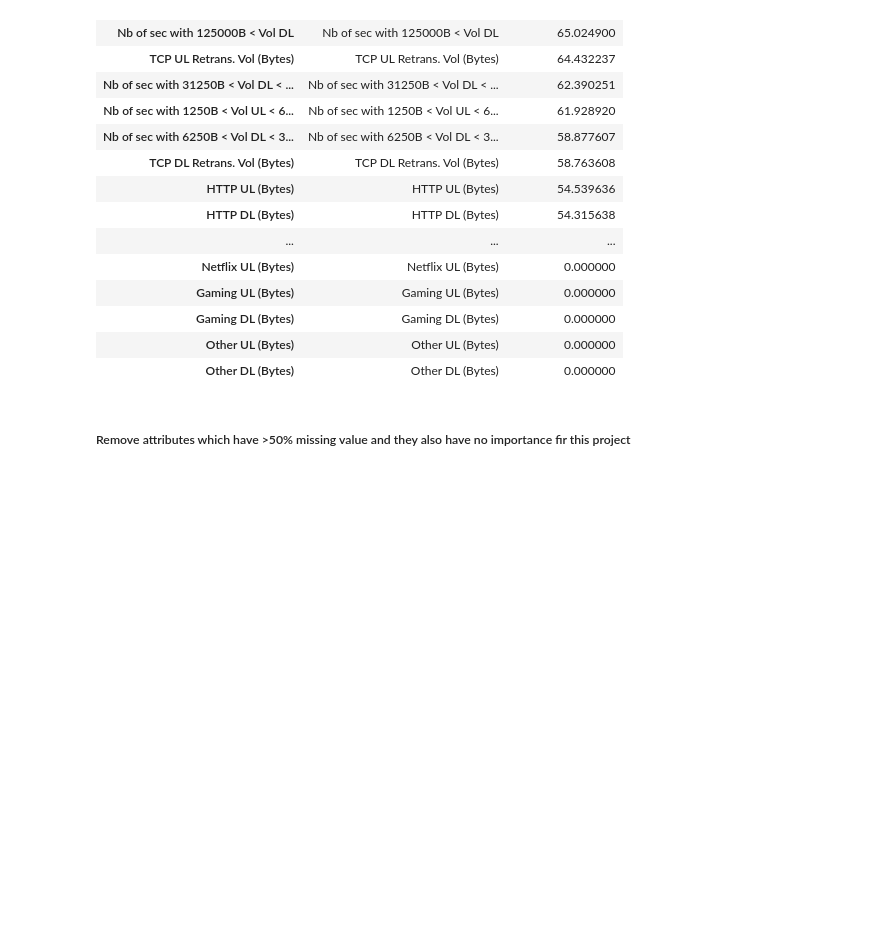
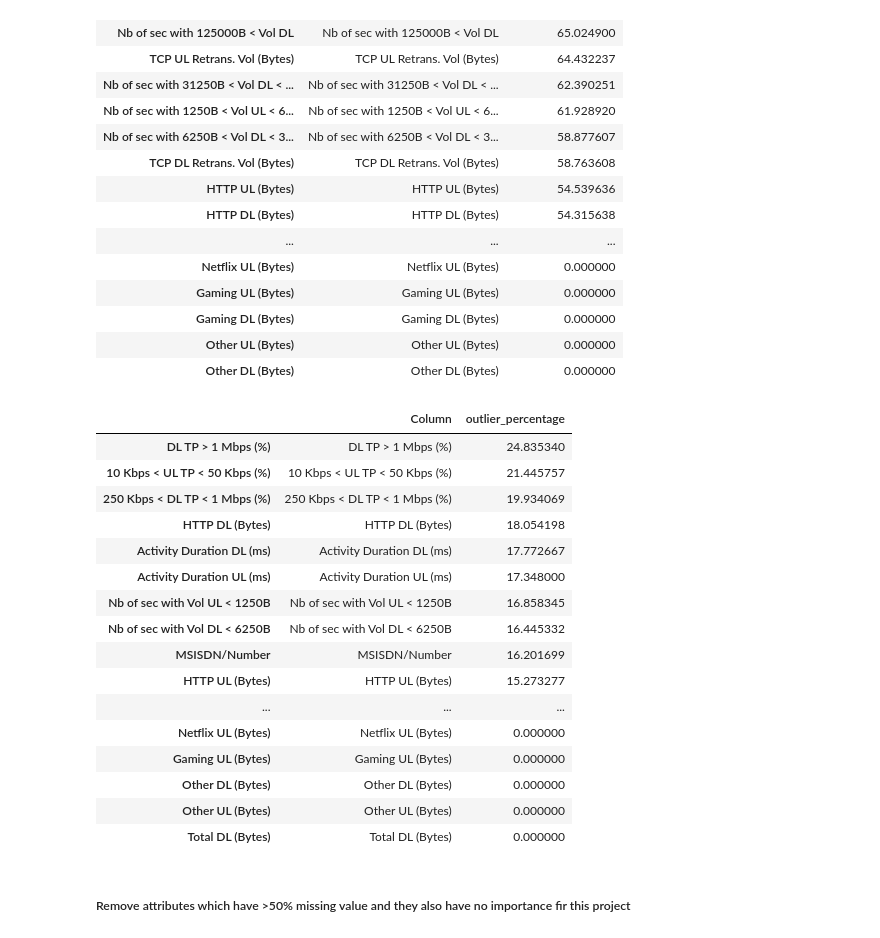
Before and after one commit to Marta233/EDA_TellCo, a Jupyter notebook: notebook/basic.ipynb, the cells around one changed output. Drawn from its saved outputs; the diff is of its cells as text; code cells hidden in the pictures; blank space fills up the shorter version.

```diff
--- a/notebook/basic.ipynb
+++ b/notebook/basic.ipynb
@@ -70,6 +70,26 @@ basic.missing_percentage()
 | Gaming DL (Bytes) | Gaming DL (Bytes) | 0.000000 |
 | Other UL (Bytes) | Other UL (Bytes) | 0.000000 |
 | Other DL (Bytes) | Other DL (Bytes) | 0.000000 |
+# %%
+basic.outlier_check_perc()
+# %% [output]
+|  | Column | outlier_percentage |
+| DL TP > 1 Mbps (%) | DL TP > 1 Mbps (%) | 24.835340 |
+| 10 Kbps < UL TP < 50 Kbps (%) | 10 Kbps < UL TP < 50 Kbps (%) | 21.445757 |
+| 250 Kbps < DL TP < 1 Mbps (%) | 250 Kbps < DL TP < 1 Mbps (%) | 19.934069 |
+| HTTP DL (Bytes) | HTTP DL (Bytes) | 18.054198 |
+| Activity Duration DL (ms) | Activity Duration DL (ms) | 17.772667 |
+| Activity Duration UL (ms) | Activity Duration UL (ms) | 17.348000 |
+| Nb of sec with Vol UL < 1250B | Nb of sec with Vol UL < 1250B | 16.858345 |
+| Nb of sec with Vol DL < 6250B | Nb of sec with Vol DL < 6250B | 16.445332 |
+| MSISDN/Number | MSISDN/Number | 16.201699 |
+| HTTP UL (Bytes) | HTTP UL (Bytes) | 15.273277 |
+| ... | ... | ... |
+| Netflix UL (Bytes) | Netflix UL (Bytes) | 0.000000 |
+| Gaming UL (Bytes) | Gaming UL (Bytes) | 0.000000 |
+| Other DL (Bytes) | Other DL (Bytes) | 0.000000 |
+| Other UL (Bytes) | Other UL (Bytes) | 0.000000 |
+| Total DL (Bytes) | Total DL (Bytes) | 0.000000 |
 # %% [markdown]
 ##### Remove attributes which have >50% missing value and they also have no importance fir this project
 # %%
```
Also changed, not shown: 21 other files.
